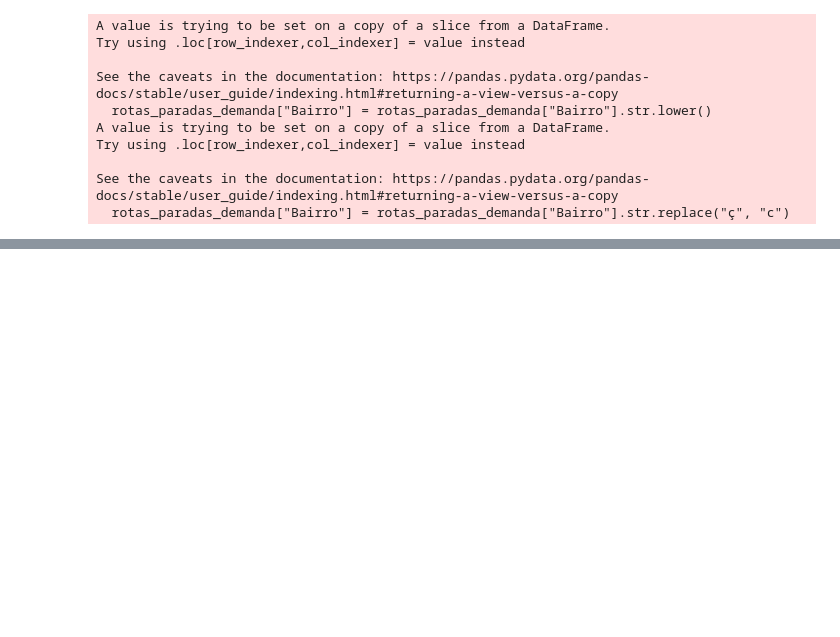
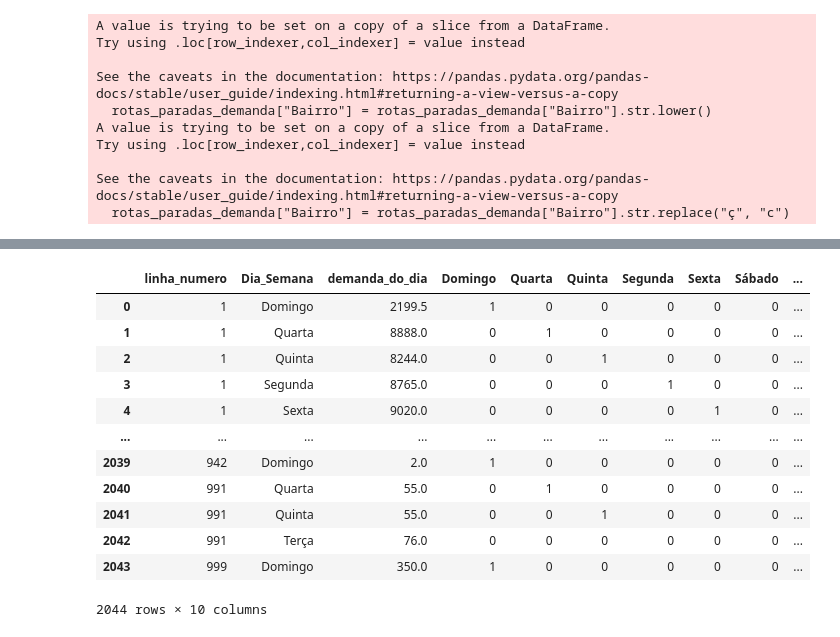
Before and after one commit to iuryrosal/analysis_transport_fortaleza, a Jupyter notebook: notebooks/analise_exploratoria/analise_exploratoria.ipynb, the cells around one changed output, grey strips where cells are left out. Cells and saved outputs as stored; diff of their text form; code cells hidden in the pictures; blank space fills up the shorter version.

```diff
--- a/notebooks/analise_exploratoria/analise_exploratoria.ipynb
+++ b/notebooks/analise_exploratoria/analise_exploratoria.ipynb
@@ -519,0 +584,10 @@ rotas_paradas_demanda.merge(dados_bairros, how="inner", left_on="Bairro", right_
+# %%
+days_week ={
+    0: 'Segunda',
+    1: 'Terça',
+    2: 'Quarta',
+    3: 'Quinta',
+    4: 'Sexta',
+    5: 'Sábado',
+    6: 'Domingo'
+}
@@ -519,0 +616,16 @@ rotas_paradas_demanda.merge(dados_bairros, how="inner", left_on="Bairro", right_
+# %%
+demanda_semana_linha
+# %% [output]
+|  | linha_numero | Dia_Semana | demanda_do_dia | Domingo | Quarta | Quinta | Segunda | Sexta | Sábado | ... |
+| 0 | 1 | Domingo | 2199.5 | 1 | 0 | 0 | 0 | 0 | 0 | ... |
+| 1 | 1 | Quarta | 8888.0 | 0 | 1 | 0 | 0 | 0 | 0 | ... |
+| 2 | 1 | Quinta | 8244.0 | 0 | 0 | 1 | 0 | 0 | 0 | ... |
+| 3 | 1 | Segunda | 8765.0 | 0 | 0 | 0 | 1 | 0 | 0 | ... |
+| 4 | 1 | Sexta | 9020.0 | 0 | 0 | 0 | 0 | 1 | 0 | ... |
+| ... | ... | ... | ... | ... | ... | ... | ... | ... | ... | ... |
+| 2039 | 942 | Domingo | 2.0 | 1 | 0 | 0 | 0 | 0 | 0 | ... |
+| 2040 | 991 | Quarta | 55.0 | 0 | 1 | 0 | 0 | 0 | 0 | ... |
+| 2041 | 991 | Quinta | 55.0 | 0 | 0 | 1 | 0 | 0 | 0 | ... |
+| 2042 | 991 | Terça | 76.0 | 0 | 0 | 0 | 0 | 0 | 0 | ... |
+| 2043 | 999 | Domingo | 350.0 | 1 | 0 | 0 | 0 | 0 | 0 | ... |
+2044 rows × 10 columns
```
Also changed, not shown: parts of 28 cells of this notebook.
